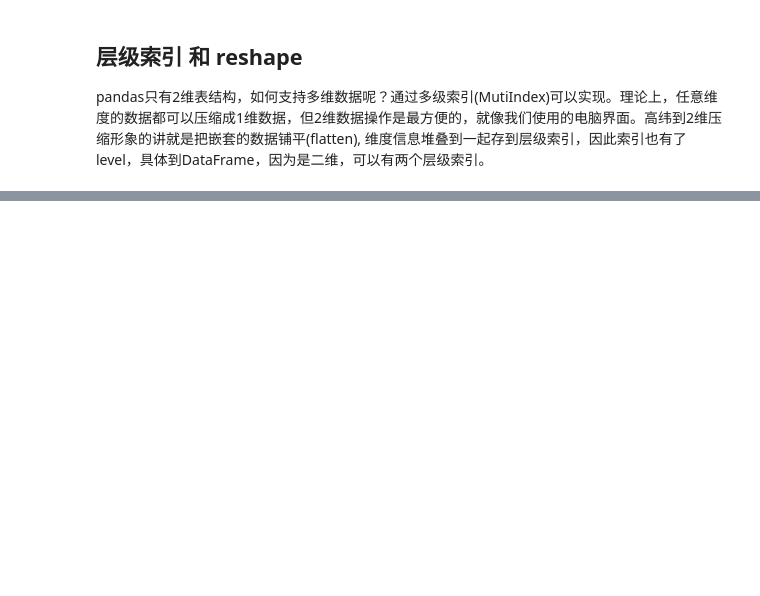
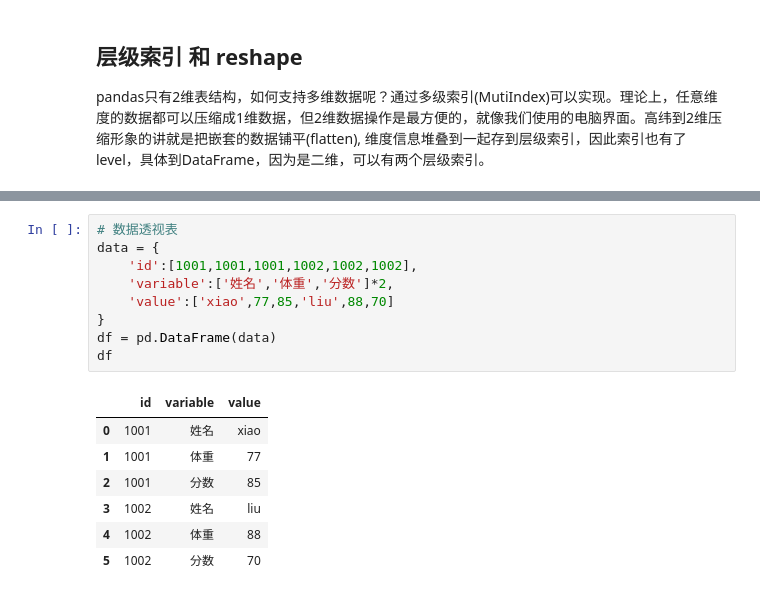
Before and after one commit to yanfenglee/pandas.ipynb, a Jupyter notebook: pandas.ipynb, the cells around one changed output, grey strips where cells are left out. Drawn from its saved outputs; the diff is of its cells as text; blank space fills up the shorter version.

```diff
--- a/pandas.ipynb
+++ b/pandas.ipynb
@@ -366,0 +512,17 @@ df
+# %%
+# 数据透视表
+data = {
+    'id':[1001,1001,1001,1002,1002,1002],
+    'variable':['姓名','体重','分数']*2,
+    'value':['xiao',77,85,'liu',88,70]
+}
+df = pd.DataFrame(data)
+df
+# %% [output]
+|  | id | variable | value |
+| 0 | 1001 | 姓名 | xiao |
+| 1 | 1001 | 体重 | 77 |
+| 2 | 1001 | 分数 | 85 |
+| 3 | 1002 | 姓名 | liu |
+| 4 | 1002 | 体重 | 88 |
+| 5 | 1002 | 分数 | 70 |
```
Also changed, not shown: parts of 48 cells of this notebook.
